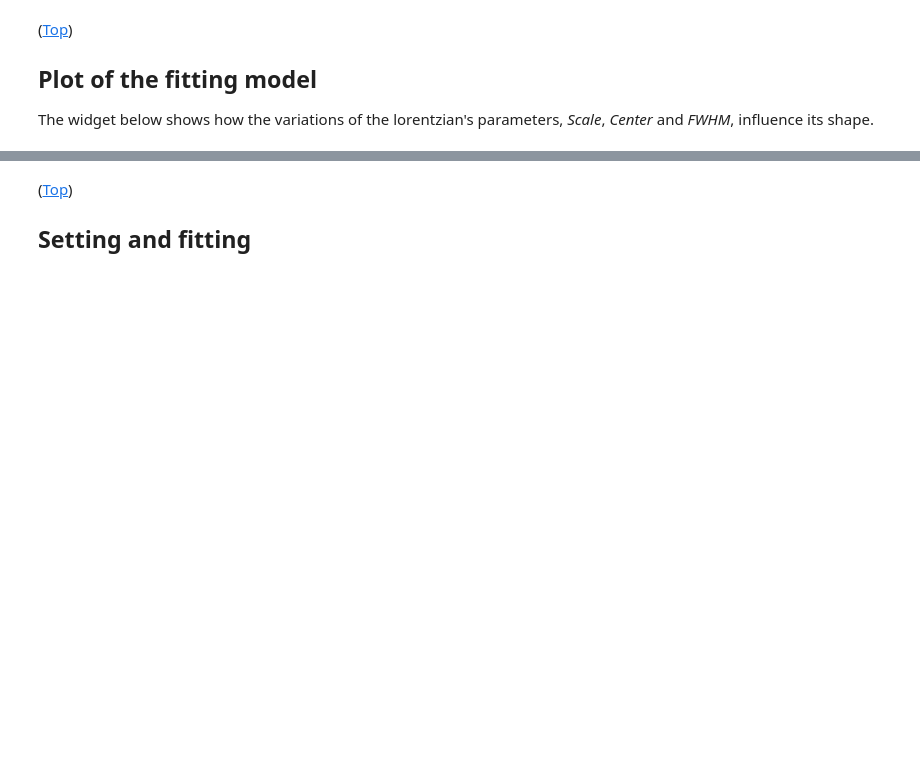
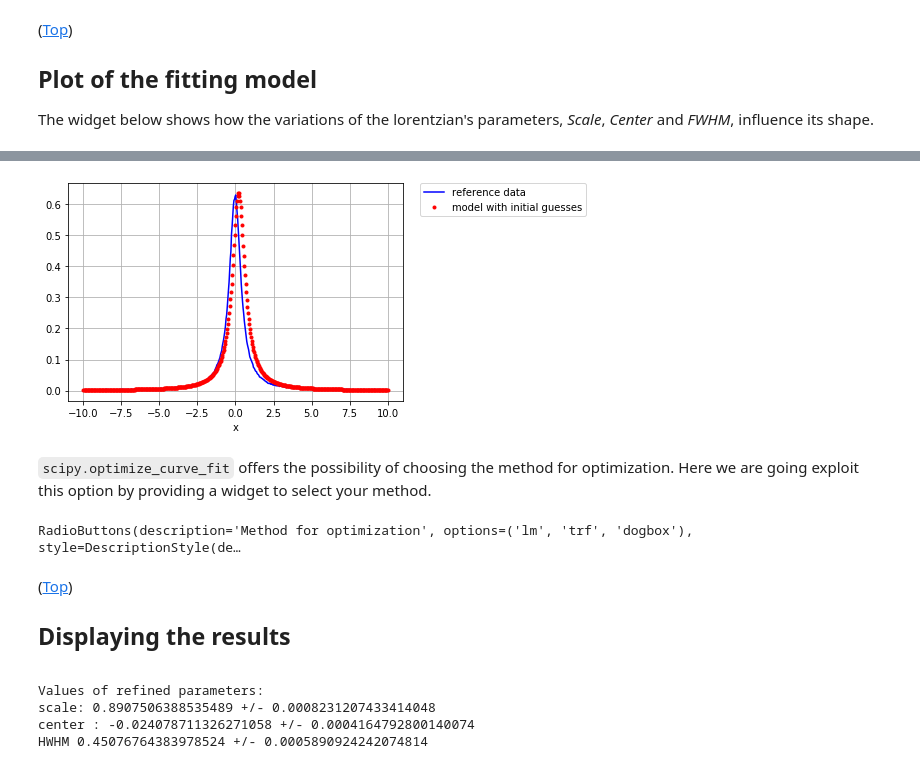
Before and after one commit to pan-training/python-course-ikon, a Jupyter notebook: notebooks/fitting-scipy.ipynb, the cells around one changed output, grey strips where cells are left out. Cells and saved outputs as stored; diff of their text form; code cells hidden in the pictures; blank space fills up the shorter version.

```diff
--- a/notebooks/fitting-scipy.ipynb
+++ b/notebooks/fitting-scipy.ipynb
@@ -81,11 +113,29 @@ display(interactive_plot, reset_button)
 
 The fit is performed using `scipy.optimize.curve_fit`. <br> The example is based on implementations from https://docs.scipy.org/doc/scipy/reference/generated/scipy.optimize.curve_fit.html
-# %%
-# Creation of reference data
-lorentzian_noisy = lorentzian(xx, 0.89, -0.025, 0.45)*(1. + 0.1*np.random.normal(0,1,100)) + 0.01*np.random.normal(0,1,100)
-
-plt.plot(xx, lorentzian_noisy, label='reference data')
-plt.xlabel('x')
-plt.grid()
-plt.legend()
-plt.show()
+# %%
+# define set of initial values for the parameters to be refined
+initial_parameters_values = [1, 0.2, 0.5]
+
+# plot initial model and reference data
+plt.plot(xx, lorentzian_noisy, 'b-', label='reference data')
+plt.plot(xx, lorentzian(xx, *initial_parameters_values), 'r.', label='model with initial guesses')
+plt.xlabel('x')
+plt.grid()
+plt.legend(bbox_to_anchor=(1.05, 1), loc=2, borderaxespad=0.)
+plt.show()
+# %% [output]
+[figure, added]
+# %% [markdown]
+`scipy.optimize_curve_fit` offers the possibility of choosing the method for optimization. Here we are going exploit this option by providing a widget to select your method.
+# %%
+chosen_method_optim = ipywidgets.RadioButtons(
+    options=['lm', 'trf', 'dogbox'],
+    value='lm', # Defaults to 'lm'
+    description='Method for optimization',
+    style={'description_width': 'initial'},
+    disabled=False
+)
+
+chosen_method_optim
+# %% [output]
+RadioButtons(description='Method for optimization', options=('lm', 'trf', 'dogbox'), style=DescriptionStyle(de…
@@ -92,2 +146,15 @@ plt.show()
 # %% [markdown]
-(<a href='#Table of Contents'>Top</a>)<a id='fitting'></a><h2>Setting and fitting</h2>
+(<a href='#Table of Contents'>Top</a>)<a id='plot'></a><h2>Displaying the results</h2>
+# %%
+# Calculation of the errors on the refined parameters:
+params_error = np.sqrt(np.diag(params_covariance))
+
+print('Values of refined parameters:')
+print('scale:', params[0],'+/-', params_error[0])
+print('center :', params[1],'+/-', params_error[1])
+print('HWHM', params[2],'+/-', params_error[2])
+# %% [output]
+Values of refined parameters:
+scale: 0.8907506388535489 +/- 0.0008231207433414048
+center : -0.024078711326271058 +/- 0.0004164792800140074
+HWHM 0.45076764383978524 +/- 0.0005890924242074814
```
Also changed, not shown: parts of 23 cells of this notebook.
